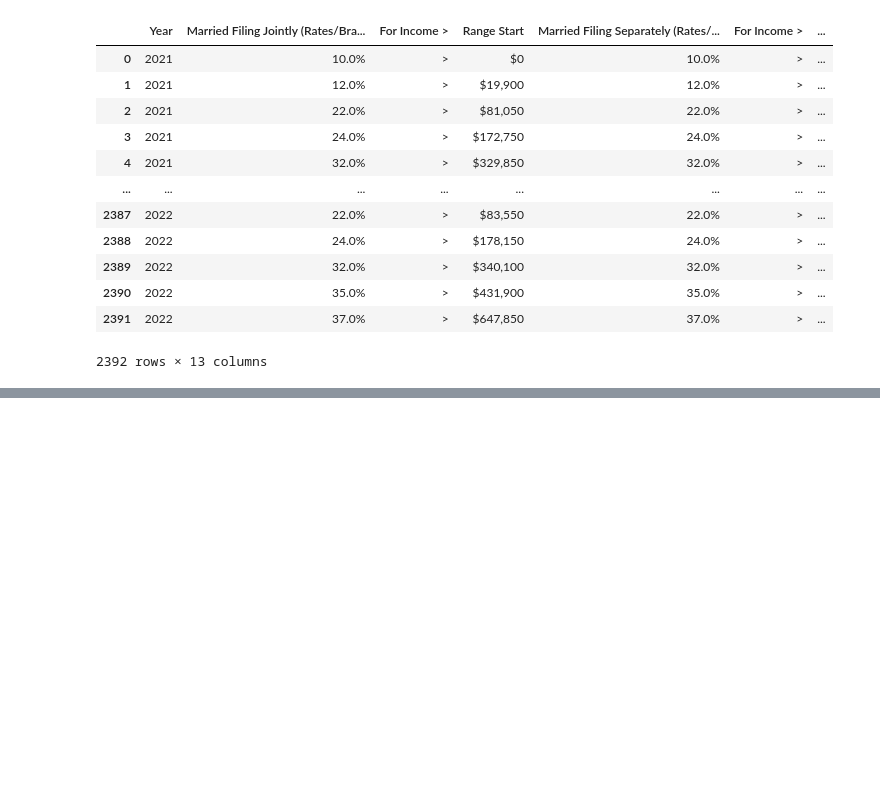
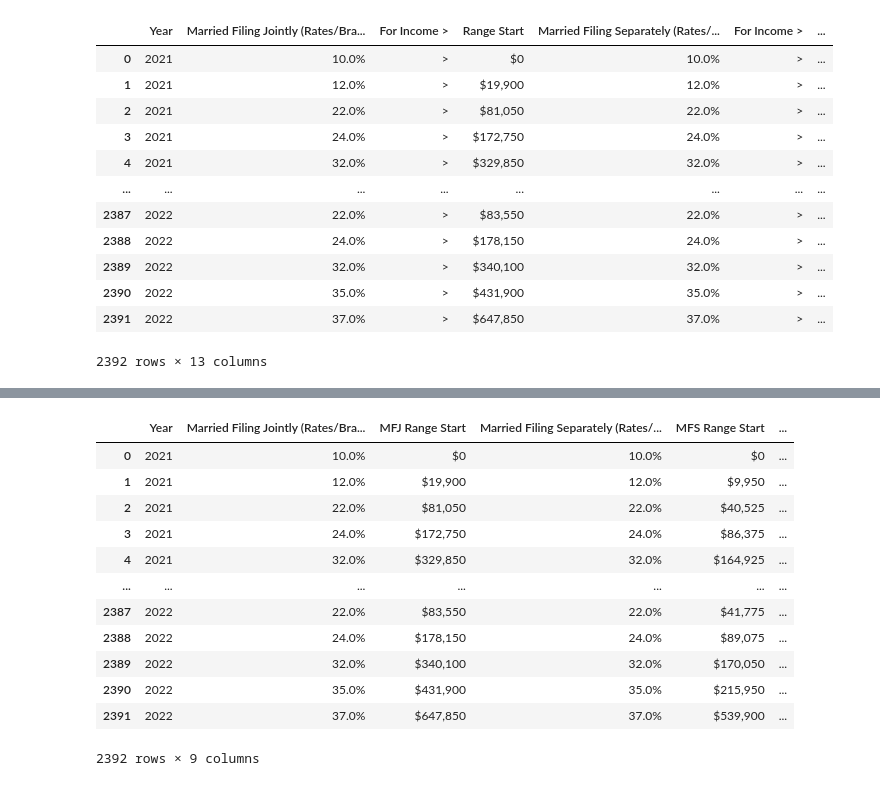
Before and after one commit to CHA0sTIG3R/tax-bracket-ingest, a Jupyter notebook: tax_bracket_ingest/jupyter_notes/historical.ipynb, the cells around one changed output, grey strips where cells are left out. Cells and saved outputs as stored; diff of their text form; code cells hidden in the pictures; blank space fills up the shorter version.

```diff
--- a/tax_bracket_ingest/jupyter_notes/historical.ipynb
+++ b/tax_bracket_ingest/jupyter_notes/historical.ipynb
@@ -230,0 +235,21 @@ updated_data
+# %%
+new_names = ['MFJ Range Start', 'MFS Range Start', 'S Range Start', 'HOH Range Start']
+
+for i in range(1, len(new_names)+1):
+    updated_data.columns.values[i*2] = new_names[i-1]
+
+updated_data
+# %% [output]
+|  | Year | Married Filing Jointly (Rates/Bra... | MFJ Range Start | Married Filing Separately (Rates/... | MFS Range Start | ... |
+| 0 | 2021 | 10.0% | $0 | 10.0% | $0 | ... |
+| 1 | 2021 | 12.0% | $19,900 | 12.0% | $9,950 | ... |
+| 2 | 2021 | 22.0% | $81,050 | 22.0% | $40,525 | ... |
+| 3 | 2021 | 24.0% | $172,750 | 24.0% | $86,375 | ... |
+| 4 | 2021 | 32.0% | $329,850 | 32.0% | $164,925 | ... |
+| ... | ... | ... | ... | ... | ... | ... |
+| 2387 | 2022 | 22.0% | $83,550 | 22.0% | $41,775 | ... |
+| 2388 | 2022 | 24.0% | $178,150 | 24.0% | $89,075 | ... |
+| 2389 | 2022 | 32.0% | $340,100 | 32.0% | $170,050 | ... |
+| 2390 | 2022 | 35.0% | $431,900 | 35.0% | $215,950 | ... |
+| 2391 | 2022 | 37.0% | $647,850 | 37.0% | $539,900 | ... |
+2392 rows × 9 columns
```
Also changed, not shown: parts of 8 cells of this notebook, 2 other files.
